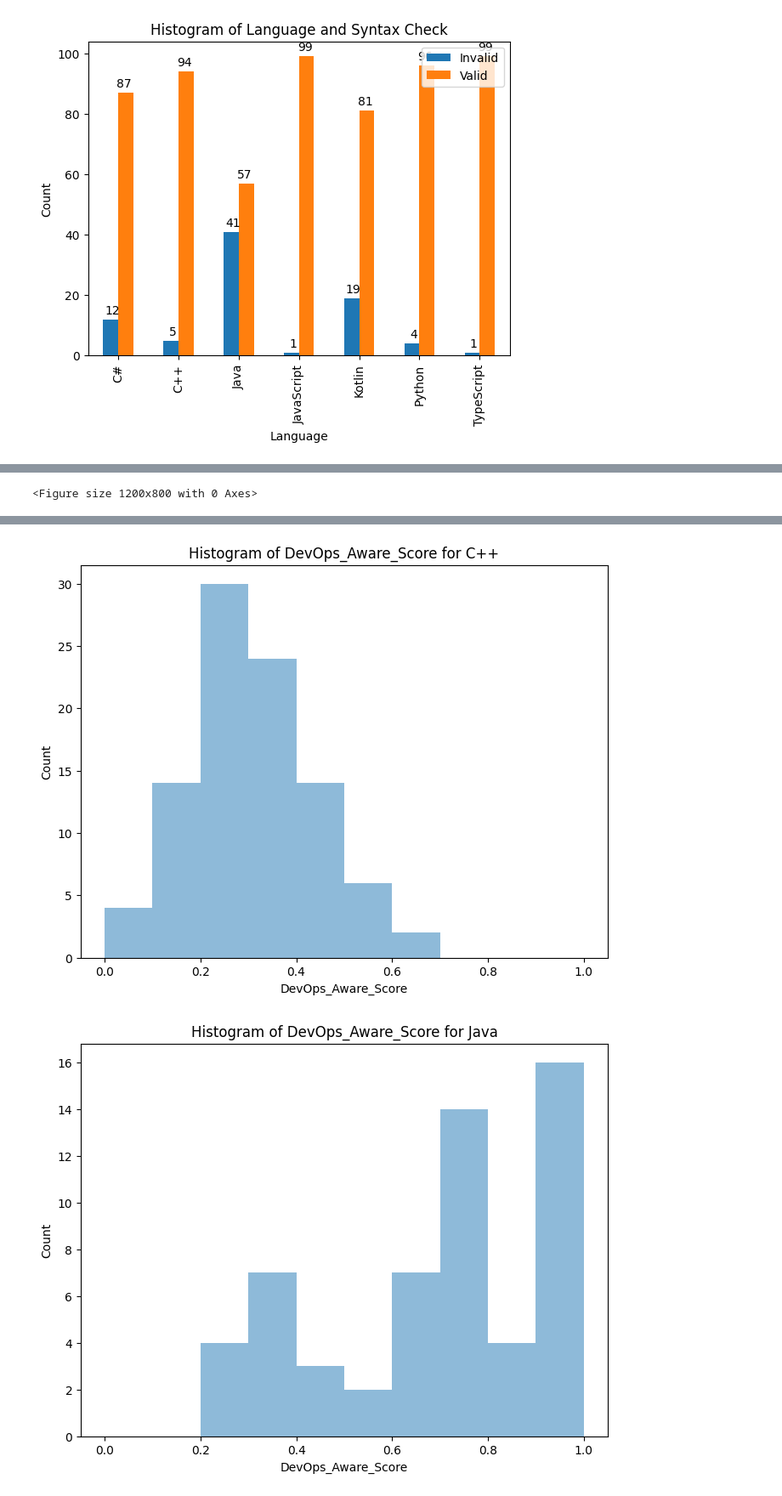
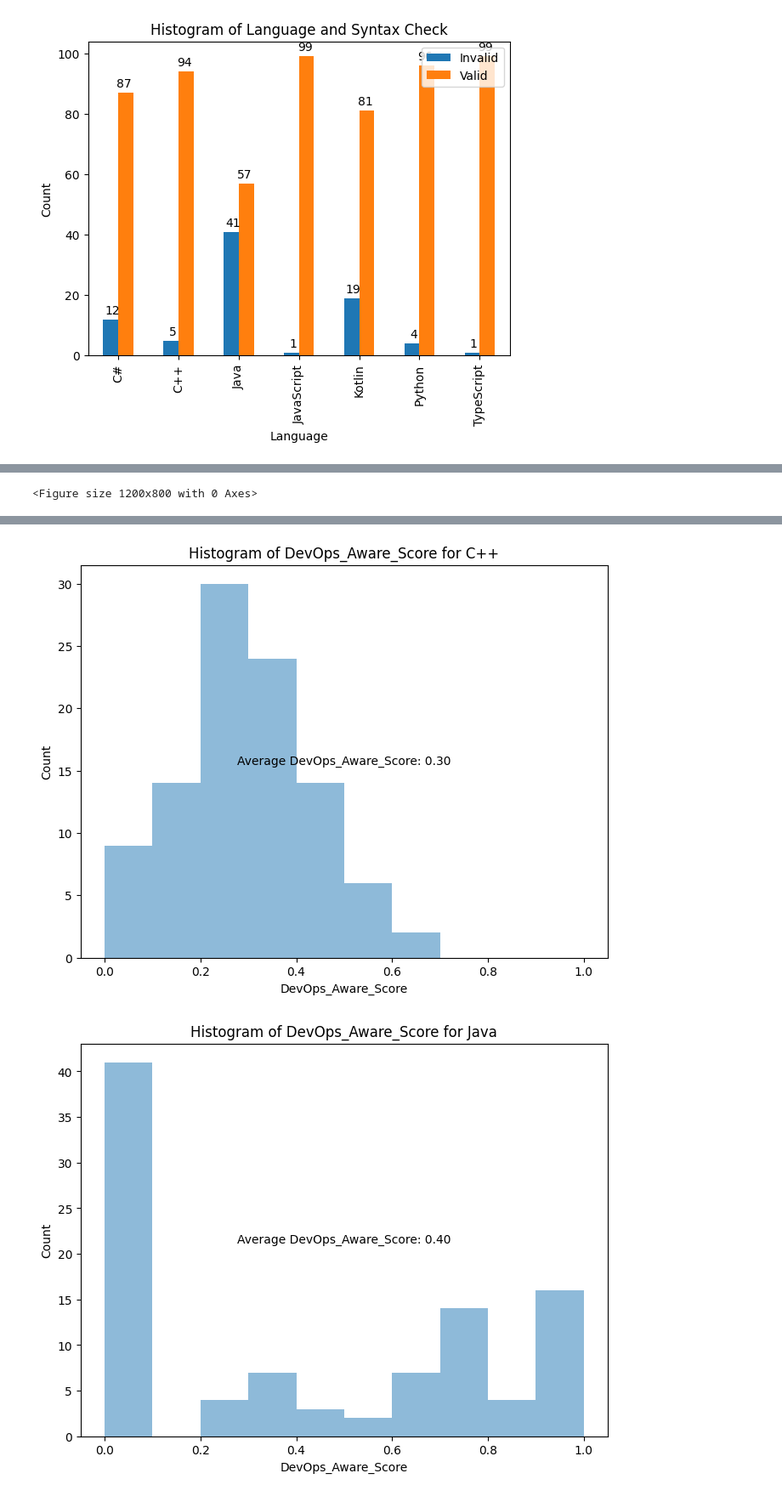
Before and after one commit to deep-mm/devops-llm-bot, a Jupyter notebook: experiments/results/output-gpt3.5.ipynb, the cells around one changed output, grey strips where cells are left out. Shown: that part at 85% size. Cells and saved outputs as stored; diff of their text form; code cells hidden in the pictures.

```diff
--- a/experiments/results/output-gpt3.5.ipynb
+++ b/experiments/results/output-gpt3.5.ipynb
@@ -7,6 +7,9 @@ df = pd.read_csv('output-gpt3.5.csv')
 
 # Remove rows with syntax column other than valid and invalid
 df = df[df['Syntax_Check'].isin(['Valid', 'Invalid'])]
+
+# Replace empty DevOps_Aware_Score with 0
+df['DevOps_Aware_Score'] = df['DevOps_Aware_Score'].fillna(0)
 # %%
 # create histogram
 plt.hist(df['DevOps_Aware_Score'], bins=5, range=(0, 1), edgecolor='black')
@@ -117,6 +120,9 @@ for language, group in grouped_data:
     # Plot histogram for the current language
     plt.hist(group['DevOps_Aware_Score'], bins=10, range=(0, 1), alpha=0.5)
 
+    # Print average DevOps_Aware_Score for the current language on the plot
+    plt.text(0.5, 0.5, f'Average DevOps_Aware_Score: {group["DevOps_Aware_Score"].mean():.2f}', ha='center', va='center', transform=plt.gca().transAxes)
+
     # Set labels and title for the current plot
     plt.xlabel('DevOps_Aware_Score')
     plt.ylabel('Count')
@@ -130,2 +136,2 @@ for language, group in grouped_data:
-[figure, old version]
+[figure, new version]
-[figure, old version]
+[figure, new version]
```
Also changed, not shown: parts of 3 cells of this notebook, 1 other file.
